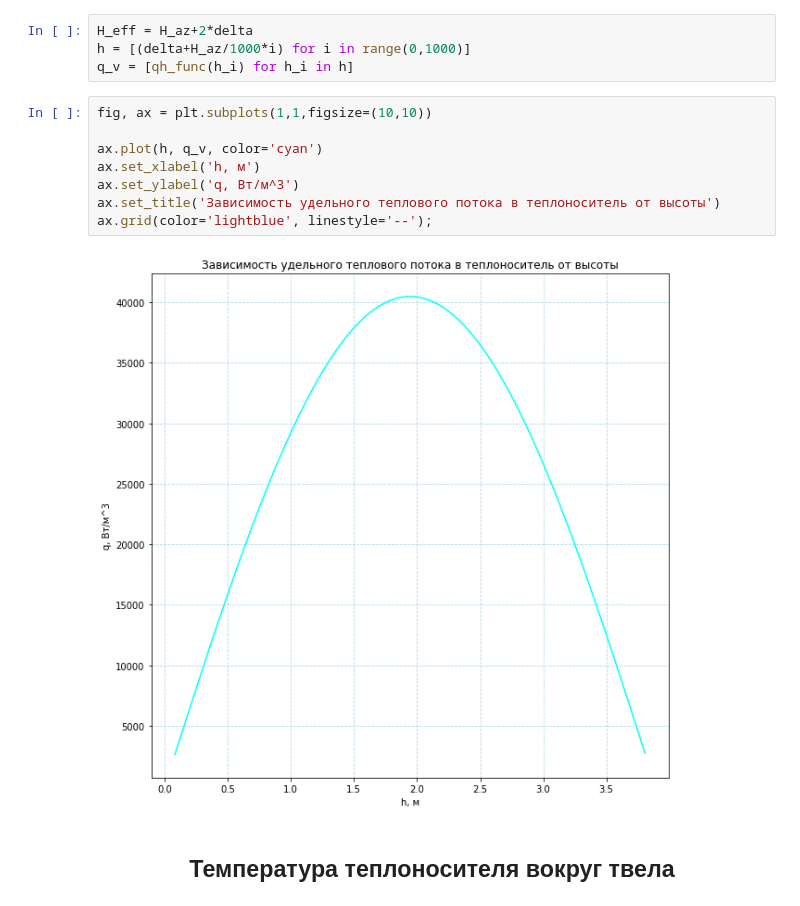
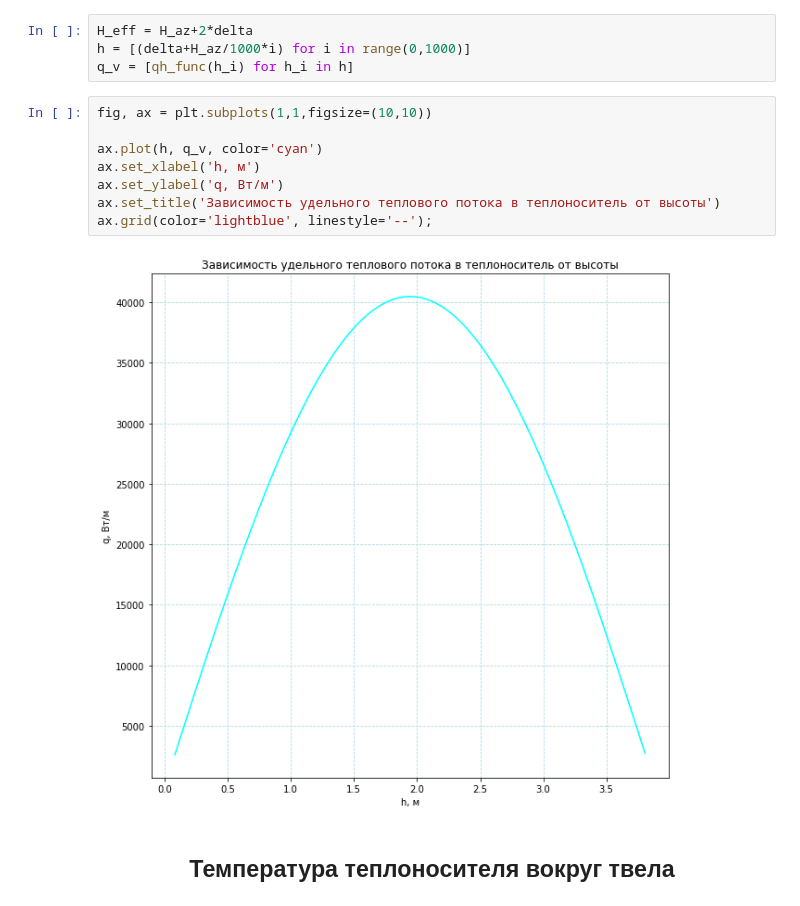
Before and after one commit to MIklgr500/Physics-of-nuclear-power-plants, a Jupyter notebook: jupyter/calculate_temp_tvel.ipynb, the cells around one changed output. Saved outputs shown, nothing was run; the diff lists cells and outputs as text.

Commit message:
Fixed q(h) chart

```diff
--- a/jupyter/calculate_temp_tvel.ipynb
+++ b/jupyter/calculate_temp_tvel.ipynb
@@ -45,13 +45,13 @@ q_v = [qh_func(h_i) for h_i in h]
 # %%
 fig, ax = plt.subplots(1,1,figsize=(10,10))
 
 ax.plot(h, q_v, color='cyan')
 ax.set_xlabel('h, м')
-ax.set_ylabel('q, Вт/м^3')
+ax.set_ylabel('q, Вт/м')
 ax.set_title('Зависимость удельного теплового потока в теплоноситель от высоты')
 ax.grid(color='lightblue', linestyle='--');
 # %% [output]
-[figure, old version]
+[figure, new version]
 # %% [markdown]
 ## <center> Температура теплоносителя вокруг твела
 # %% [markdown]
```
